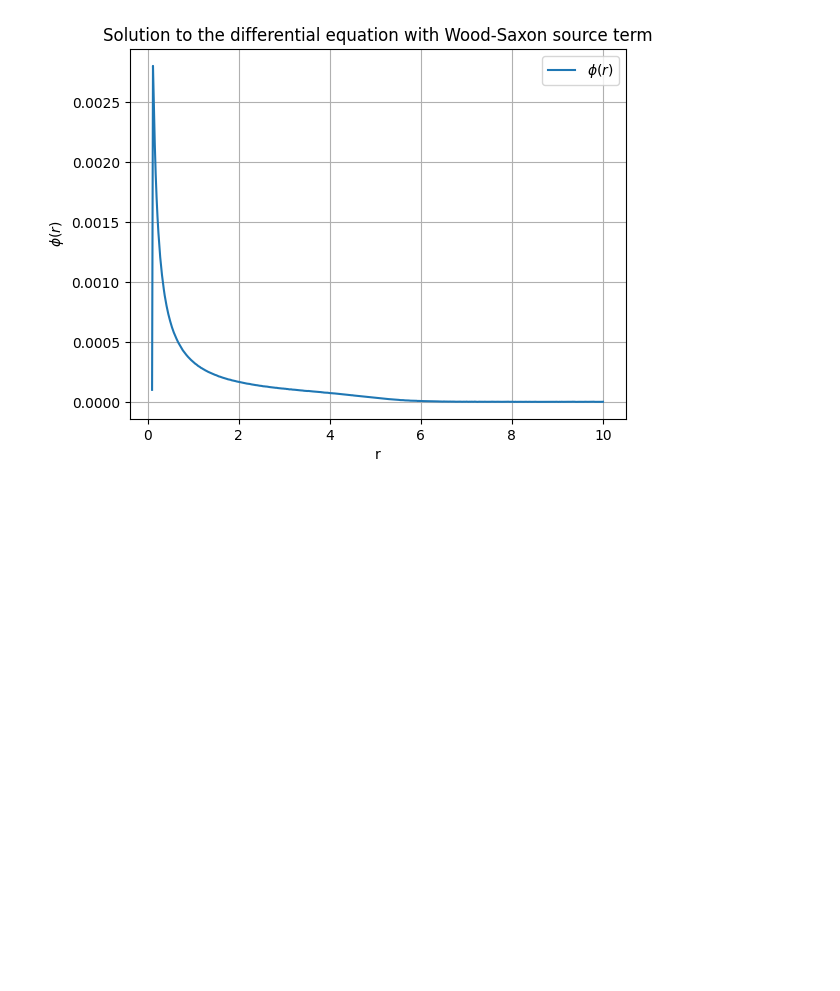
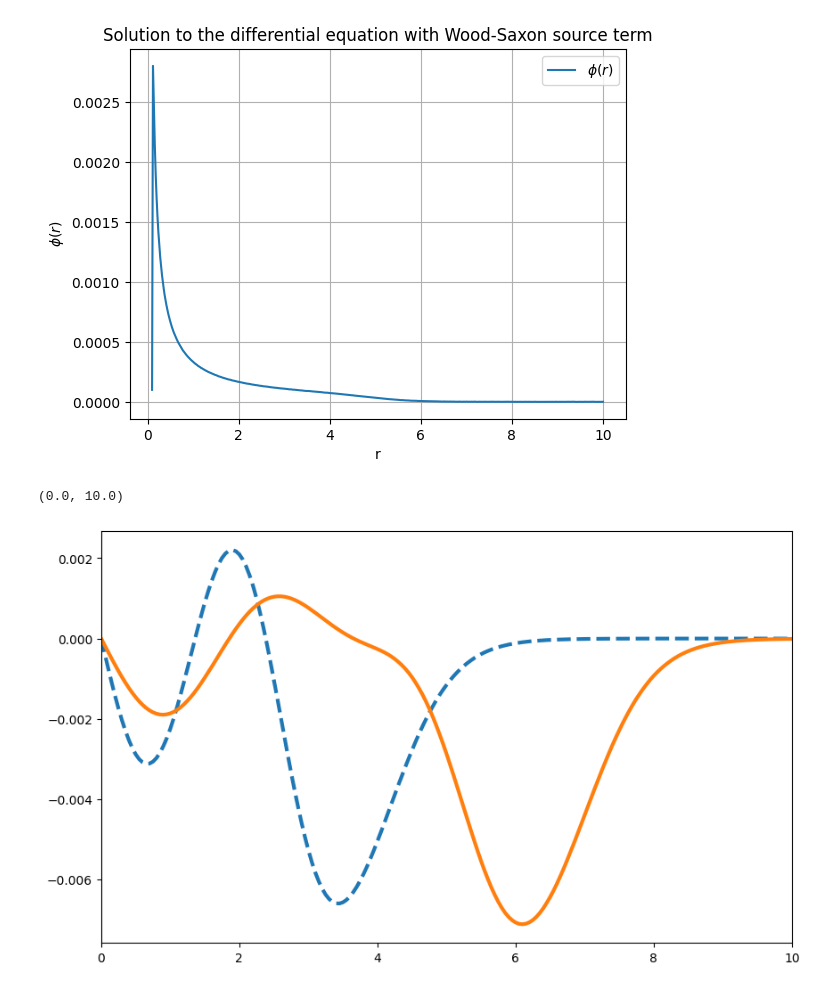
Before and after one commit to torquteam/FSU_FINITE, a Jupyter notebook: plots.ipynb, the cells around one changed output. Cells and saved outputs as stored; diff of their text form; code cells hidden in the pictures; blank space fills up the shorter version.

```diff
--- a/plots.ipynb
+++ b/plots.ipynb
@@ -401,3 +401,30 @@ plt.grid(True)
 plt.show()
 # %% [output]
 [figure]
+# %%
+import numpy as np
+from scipy.integrate import simps
+import math
+import matplotlib.pyplot as plt
+
+dens = np.loadtxt("densities48,20.txt")
+dens2 = np.loadtxt("densities208,82.txt")
+
+fig, axs = plt.subplots(1, 1,figsize=(10,6),sharey=False, sharex=False, facecolor='white')
+
+r = dens[:,0]
+f = dens[:,6] #6
+axs.plot(r, f,ls='dashed',lw=3)
+
+r = dens2[:,0]
+f = dens2[:,6] #6
+axs.plot(r, f,ls='solid',lw=3)
+
+#axs.set_yscale('log')
+#axs.set_xscale('log')
+
+axs.set_xlim(0,10)
+#axs[1].set_ylim(200,600)
+# %% [output]
+(0.0, 10.0)
+[figure, added]
```
Also changed, not shown: parts of 1 cell of this notebook, 9 other files.
